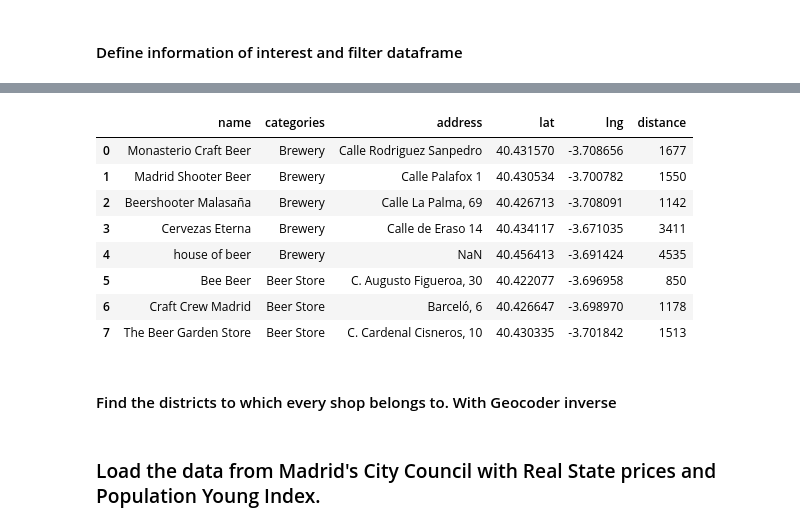
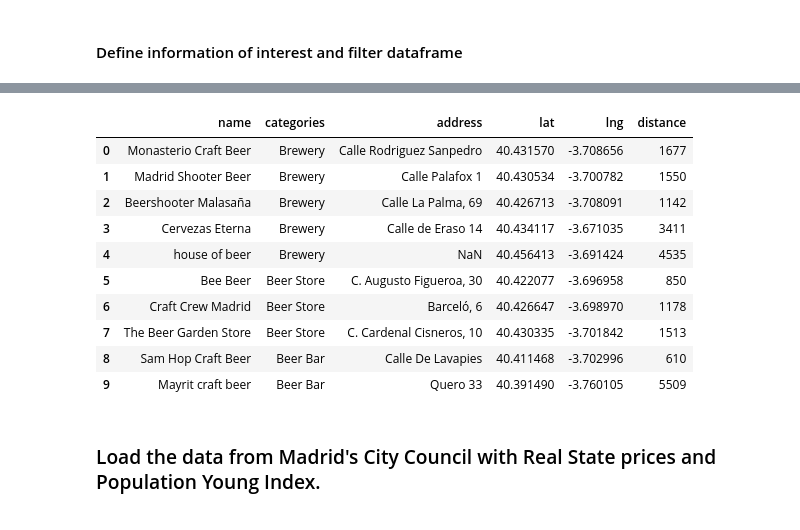
Before and after one commit to MarioRSC/DataProjectsCoursera, a Jupyter notebook: Capstone_Project_W5_The_Battle_Of_The_Flavours.ipynb, the cells around one changed output, grey strips where cells are left out. Saved outputs shown, nothing was run; the diff lists cells and outputs as text; code cells hidden in the pictures.

```diff
--- a/Capstone_Project_W5_The_Battle_Of_The_Flavours.ipynb
+++ b/Capstone_Project_W5_The_Battle_Of_The_Flavours.ipynb
@@ -375,20 +323,21 @@ df_filtered
 # keep only places that include venue category as craft beer of brewery, and anything that is associated with location
 breweries = df_filtered.loc[df_filtered['categories'] == 'Brewery',['name','categories','address','lat','lng','distance']]
 beer_store = df_filtered.loc[df_filtered['categories'] == 'Beer Store',['name','categories','address','lat','lng','distance']]
+beer_bar = df_filtered.loc[df_filtered['categories'] == 'Beer Bar',['name','categories','address','lat','lng','distance']]
 # %%
 # Assembly new dataframe
-dummydf= [breweries,beer_store]
+dummydf= [breweries,beer_store,beer_bar]
 craft_beer = pd.concat(dummydf,axis =0).reset_index(drop=True)
 craft_beer.head(10)
 # %% [output]
 |  | name | categories | address | lat | lng | distance |
 | 0 | Monasterio Craft Beer | Brewery | Calle Rodriguez Sanpedro | 40.431570 | -3.708656 | 1677 |
 | 1 | Madrid Shooter Beer | Brewery | Calle Palafox 1 | 40.430534 | -3.700782 | 1550 |
 | 2 | Beershooter Malasaña | Brewery | Calle La Palma, 69 | 40.426713 | -3.708091 | 1142 |
 | 3 | Cervezas Eterna | Brewery | Calle de Eraso 14 | 40.434117 | -3.671035 | 3411 |
 | 4 | house of beer | Brewery | NaN | 40.456413 | -3.691424 | 4535 |
 | 5 | Bee Beer | Beer Store | C. Augusto Figueroa, 30 | 40.422077 | -3.696958 | 850 |
 | 6 | Craft Crew Madrid | Beer Store | Barceló, 6 | 40.426647 | -3.698970 | 1178 |
 | 7 | The Beer Garden Store | Beer Store | C. Cardenal Cisneros, 10 | 40.430335 | -3.701842 | 1513 |
+| 8 | Sam Hop Craft Beer | Beer Bar | Calle De Lavapies | 40.411468 | -3.702996 | 610 |
+| 9 | Mayrit craft beer | Beer Bar | Quero 33 | 40.391490 | -3.760105 | 5509 |
-# %% [markdown]
-#### Find the districts to which every shop belongs to. With Geocoder inverse
```
Also changed, not shown: parts of 100 cells of this notebook.
